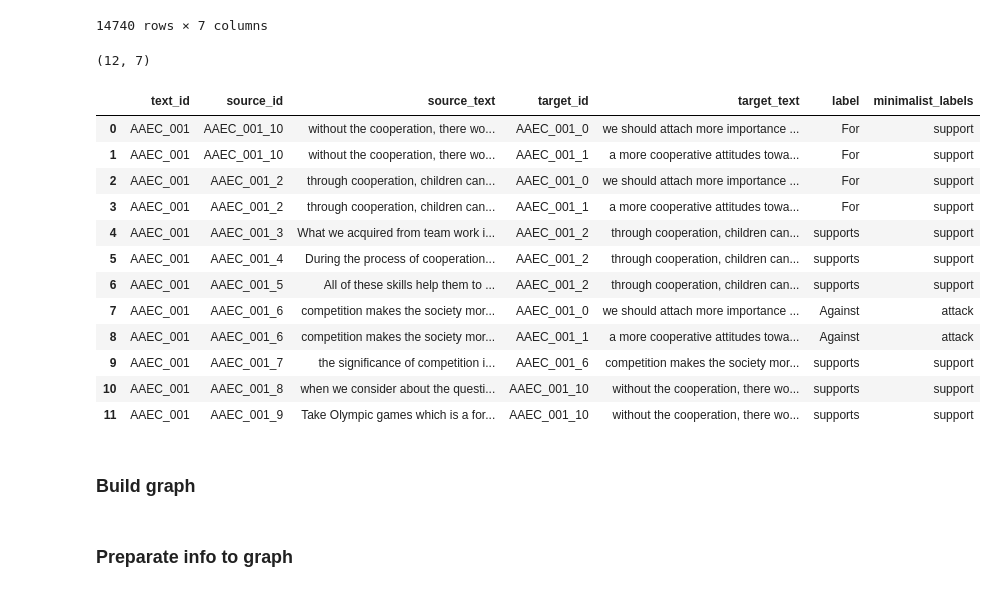
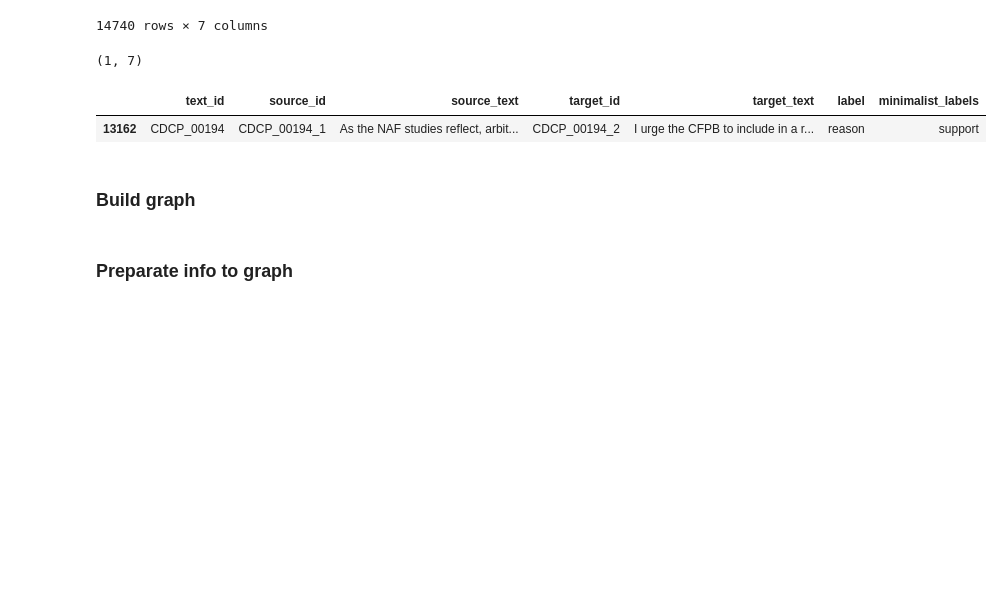
Before and after one commit to cfabianbarretop/argumentation-dataset, a Jupyter notebook: create_dataset_minimal_v5.ipynb, the cells around one changed output. Cells and saved outputs as stored; diff of their text form; code cells hidden in the pictures; blank space fills up the shorter version.

```diff
--- a/create_dataset_minimal_v5.ipynb
+++ b/create_dataset_minimal_v5.ipynb
@@ -144,28 +149,17 @@ dfr
 # %%
 # Obtener o revisar as relações por text_id
 def get_edges(text_id):
     dfr_filter = dfr[dfr[columna] == text_id]
     dfr_filter = dfr_filter.dropna()
     return dfr_filter
 
-dfr_filter = get_edges("AAEC_001")
+dfr_filter = get_edges("CDCP_00194")
 print(dfr_filter.shape)
 dfr_filter
 # %% [output]
-(12, 7)
+(1, 7)
 |  | text_id | source_id | source_text | target_id | target_text | label | minimalist_labels |
-| 0 | AAEC_001 | AAEC_001_10 | without the cooperation, there wo... | AAEC_001_0 | we should attach more importance ... | For | support |
-| 1 | AAEC_001 | AAEC_001_10 | without the cooperation, there wo... | AAEC_001_1 | a more cooperative attitudes towa... | For | support |
-| 2 | AAEC_001 | AAEC_001_2 | through cooperation, children can... | AAEC_001_0 | we should attach more importance ... | For | support |
-| 3 | AAEC_001 | AAEC_001_2 | through cooperation, children can... | AAEC_001_1 | a more cooperative attitudes towa... | For | support |
-| 4 | AAEC_001 | AAEC_001_3 | What we acquired from team work i... | AAEC_001_2 | through cooperation, children can... | supports | support |
-| 5 | AAEC_001 | AAEC_001_4 | During the process of cooperation... | AAEC_001_2 | through cooperation, children can... | supports | support |
-| 6 | AAEC_001 | AAEC_001_5 | All of these skills help them to ... | AAEC_001_2 | through cooperation, children can... | supports | support |
-| 7 | AAEC_001 | AAEC_001_6 | competition makes the society mor... | AAEC_001_0 | we should attach more importance ... | Against | attack |
-| 8 | AAEC_001 | AAEC_001_6 | competition makes the society mor... | AAEC_001_1 | a more cooperative attitudes towa... | Against | attack |
-| 9 | AAEC_001 | AAEC_001_7 | the significance of competition i... | AAEC_001_6 | competition makes the society mor... | supports | support |
-| 10 | AAEC_001 | AAEC_001_8 | when we consider about the questi... | AAEC_001_10 | without the cooperation, there wo... | supports | support |
-| 11 | AAEC_001 | AAEC_001_9 | Take Olympic games which is a for... | AAEC_001_10 | without the cooperation, there wo... | supports | support |
+| 13162 | CDCP_00194 | CDCP_00194_1 | As the NAF studies reflect, arbit... | CDCP_00194_2 | I urge the CFPB to include in a r... | reason | support |
 # %% [markdown]
 ### Build graph
 # %%
```
Also changed, not shown: parts of 8 cells of this notebook, 11 other files.
